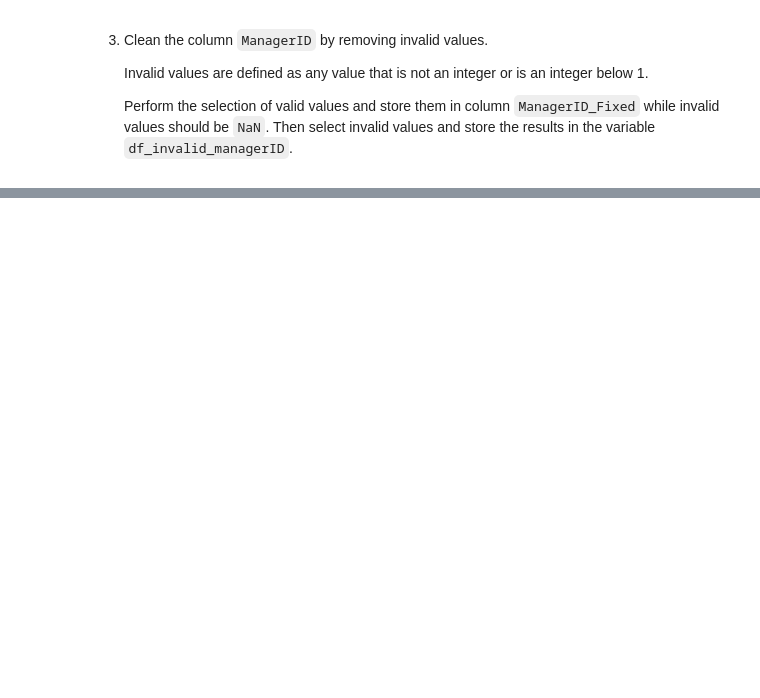
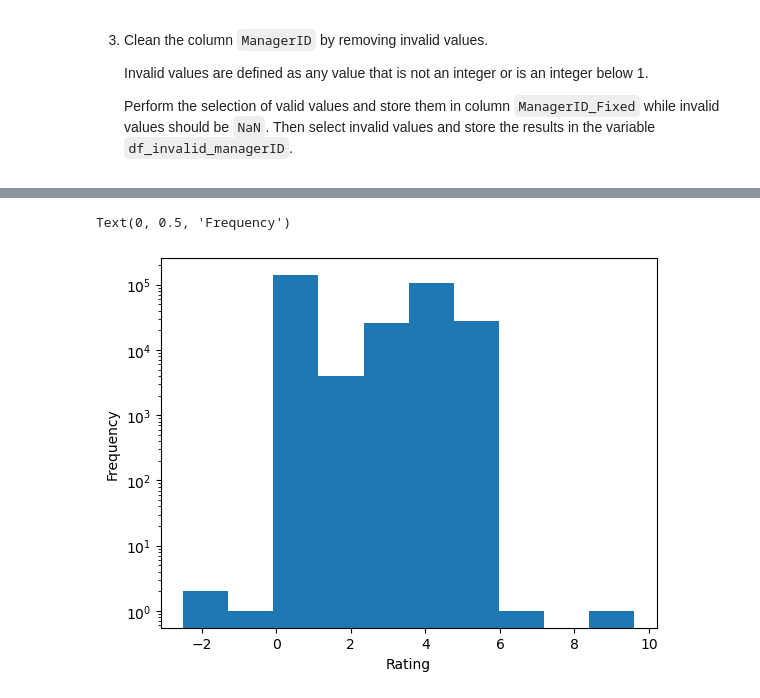
Before and after one commit to DVadeus/Data-Analysis, a Jupyter notebook: 3 Data Cleaning Pandas.ipynb, the cells around one changed output, grey strips where cells are left out. Drawn from its saved outputs; the diff is of its cells as text; code cells hidden in the pictures; blank space fills up the shorter version.

```diff
--- a/3 Data Cleaning Pandas.ipynb
+++ b/3 Data Cleaning Pandas.ipynb
@@ -1411,0 +1539,3 @@ df_invalid_managerID
+# %%
+# Reading dataframe
+df = pd.read_csv('files/GooglePlayStore.csv')
@@ -1411,0 +1592,8 @@ df_invalid_managerID
+# %%
+Rating_plot = df['Rating'].plot(kind='hist')
+Rating_plot.set_yscale('log')
+Rating_plot.set_xlabel('Rating')
+Rating_plot.set_ylabel('Frequency')
+# %% [output]
+Text(0, 0.5, 'Frequency')
+[figure, added]
```
Also changed, not shown: parts of 130 cells of this notebook, 4 other files.
